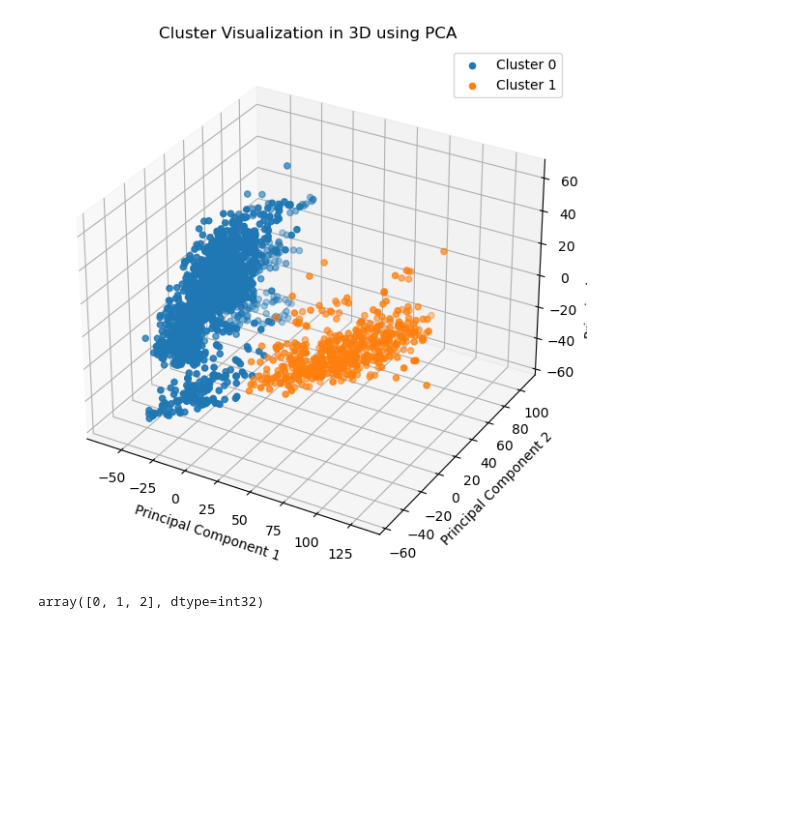
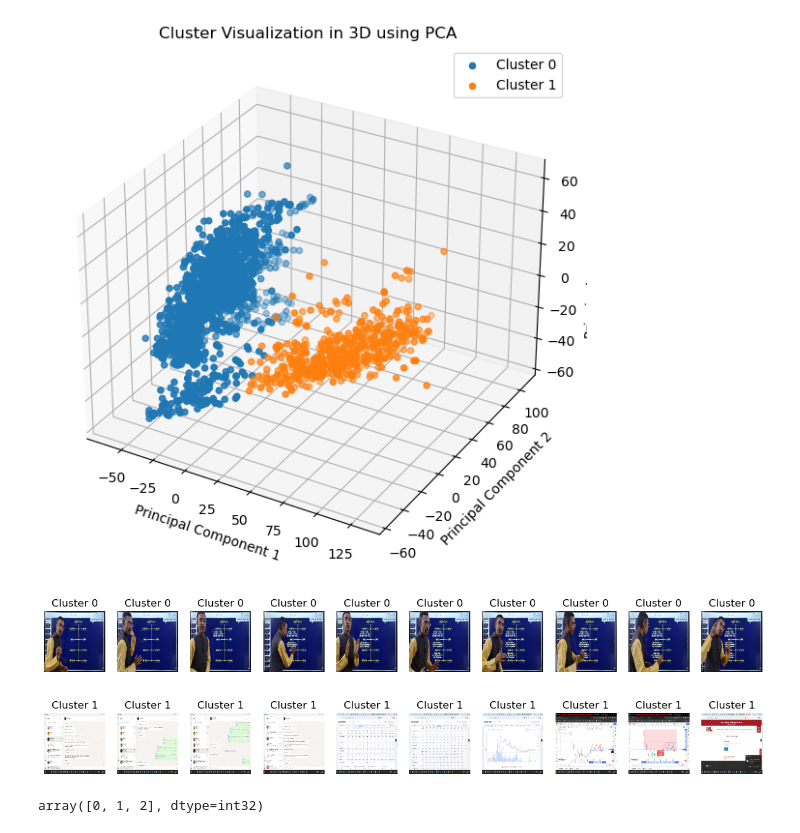
Before and after one commit to kanukolluGVT/Gallery_image_segmentation, a Jupyter notebook: move_images.ipynb, the cells around one changed output. Saved outputs shown, nothing was run; the diff lists cells and outputs as text; code cells hidden in the pictures; blank space fills up the shorter version.

```diff
--- a/move_images.ipynb
+++ b/move_images.ipynb
@@ -185,17 +183,20 @@ plt.show()
 # %%
 
 
-samples_per_cluster = 20
+samples_per_cluster = 10
 for cluster in range(n_clusters):
     cluster_indices = [i for i, label in enumerate(labels) if label == cluster]
     plt.figure(figsize=(15, 5))
     for i, index in enumerate(cluster_indices[:samples_per_cluster]):
         sample_image_path = image_paths[index]
         sample_image = image.load_img(sample_image_path, target_size=(224, 224))
         plt.subplot(1, samples_per_cluster, i + 1)
         plt.imshow(sample_image)
         plt.title(f"Cluster {cluster}")
         plt.axis("off")
+# %% [output]
+[figure, added]
+[figure, added]
 # %%
 n_clusters_ = 3  # Adjust the number of clusters based on your requirement
 kmeans_ = KMeans(n_clusters=n_clusters_, random_state=42)
```
Also changed, not shown: parts of 5 cells of this notebook.
